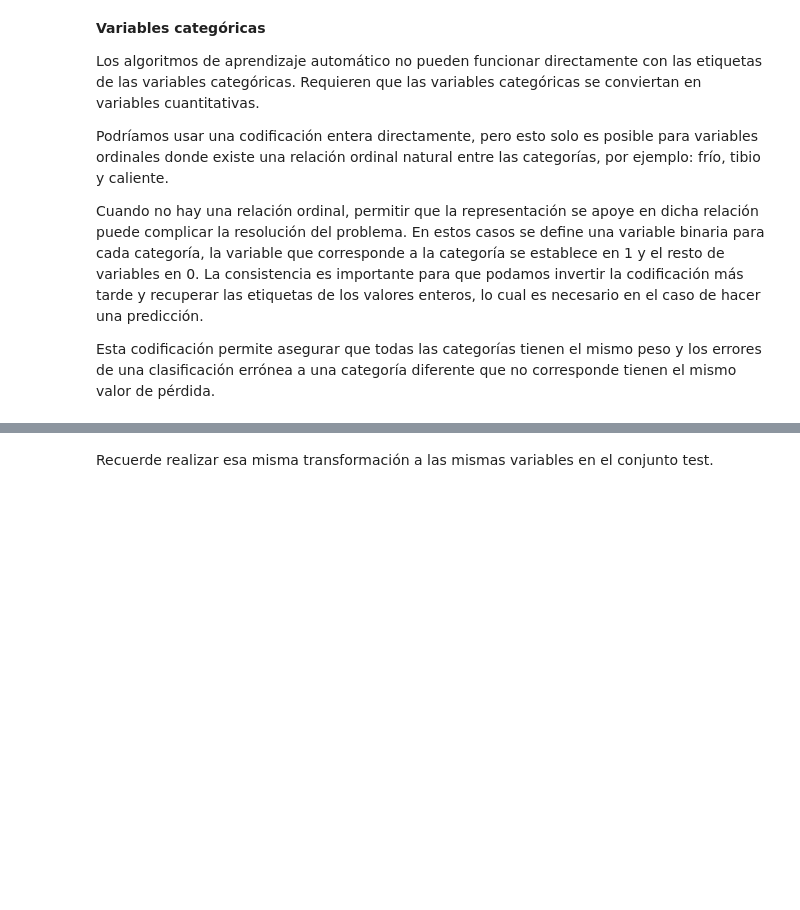
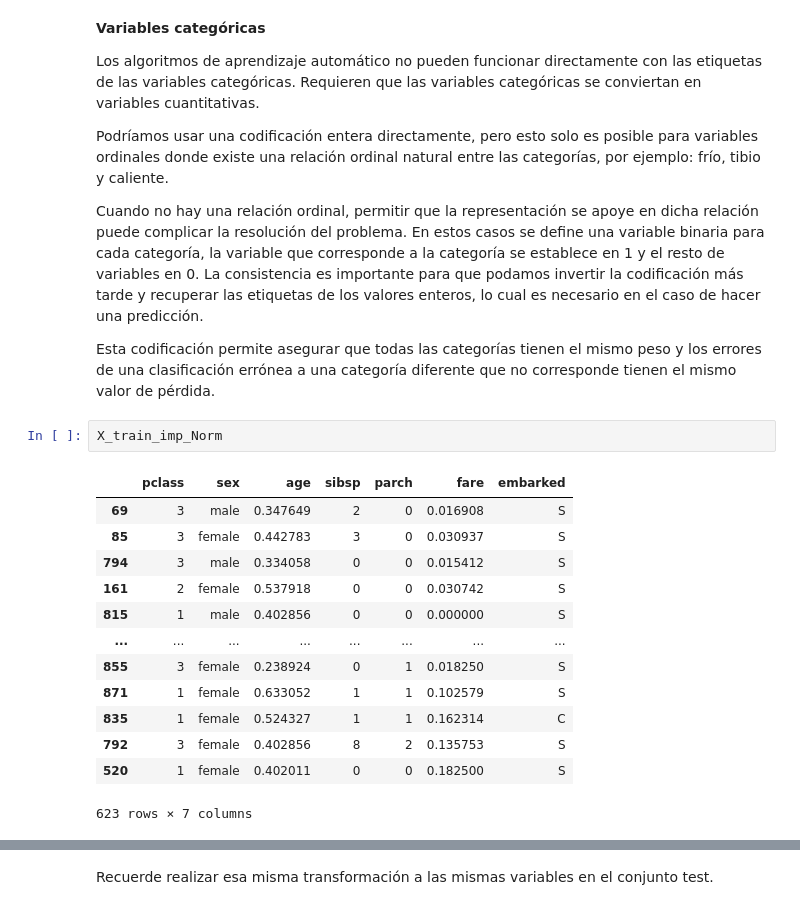
Before and after one commit to duvan1026/Titanic_Big_Data, a Jupyter notebook: ABD_CastroBautistaDuvanDario.ipynb, the cells around one changed output, grey strips where cells are left out. Cells and saved outputs as stored; diff of their text form; blank space fills up the shorter version.

```diff
--- a/ABD_CastroBautistaDuvanDario.ipynb
+++ b/ABD_CastroBautistaDuvanDario.ipynb
@@ -1575,3 +1575,19 @@ Cuando no hay una relación ordinal, permitir que la representación se apoye en
 La consistencia es importante para que podamos invertir la codificación más tarde y recuperar las etiquetas de los valores enteros, lo cual es necesario en el caso de hacer una predicción.
 
 Esta codificación permite asegurar que todas las categorías tienen el mismo peso y los errores de una clasificación errónea a una categoría diferente que no corresponde tienen el mismo valor de pérdida.
+# %%
+X_train_imp_Norm
+# %% [output]
+|  | pclass | sex | age | sibsp | parch | fare | embarked |
+| 69 | 3 | male | 0.347649 | 2 | 0 | 0.016908 | S |
+| 85 | 3 | female | 0.442783 | 3 | 0 | 0.030937 | S |
+| 794 | 3 | male | 0.334058 | 0 | 0 | 0.015412 | S |
+| 161 | 2 | female | 0.537918 | 0 | 0 | 0.030742 | S |
+| 815 | 1 | male | 0.402856 | 0 | 0 | 0.000000 | S |
+| ... | ... | ... | ... | ... | ... | ... | ... |
+| 855 | 3 | female | 0.238924 | 0 | 1 | 0.018250 | S |
+| 871 | 1 | female | 0.633052 | 1 | 1 | 0.102579 | S |
+| 835 | 1 | female | 0.524327 | 1 | 1 | 0.162314 | C |
+| 792 | 3 | female | 0.402856 | 8 | 2 | 0.135753 | S |
+| 520 | 1 | female | 0.402011 | 0 | 0 | 0.182500 | S |
+623 rows × 7 columns
```
Also changed, not shown: parts of 14 cells of this notebook.
